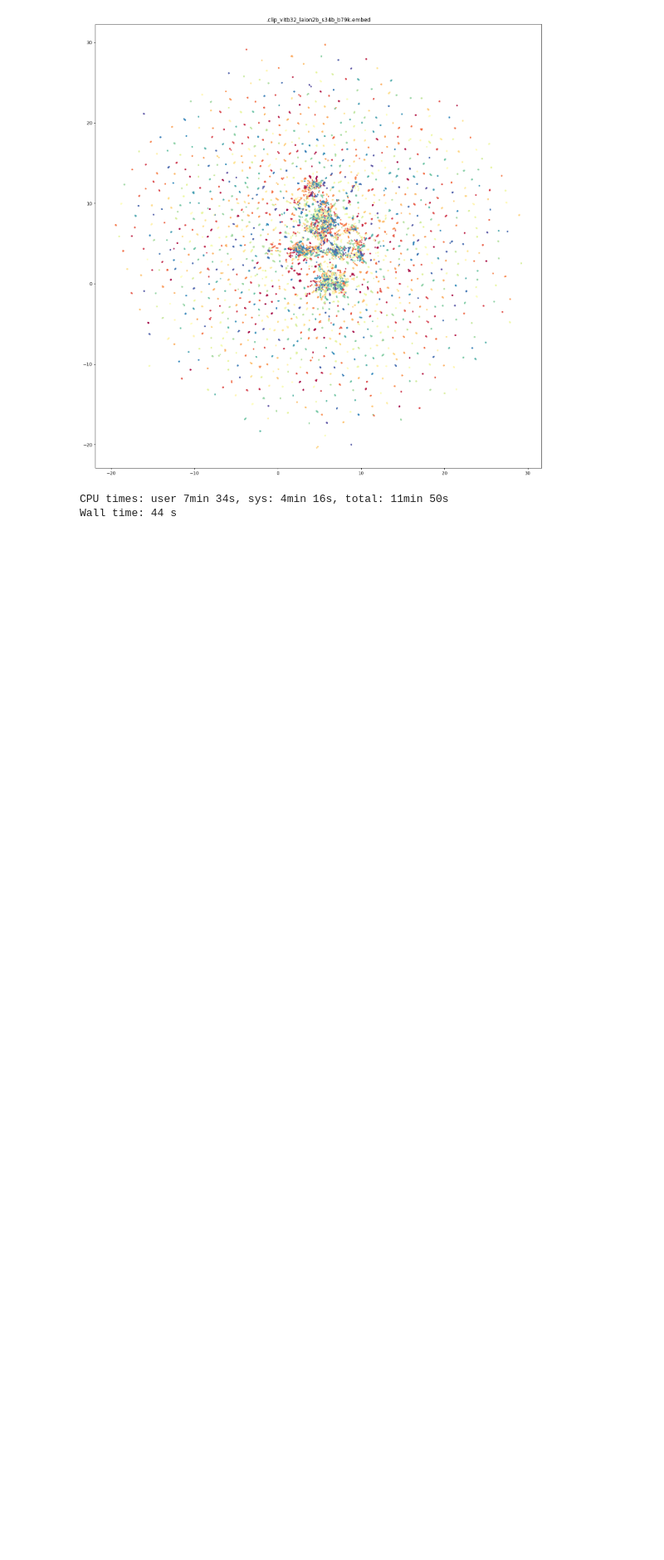
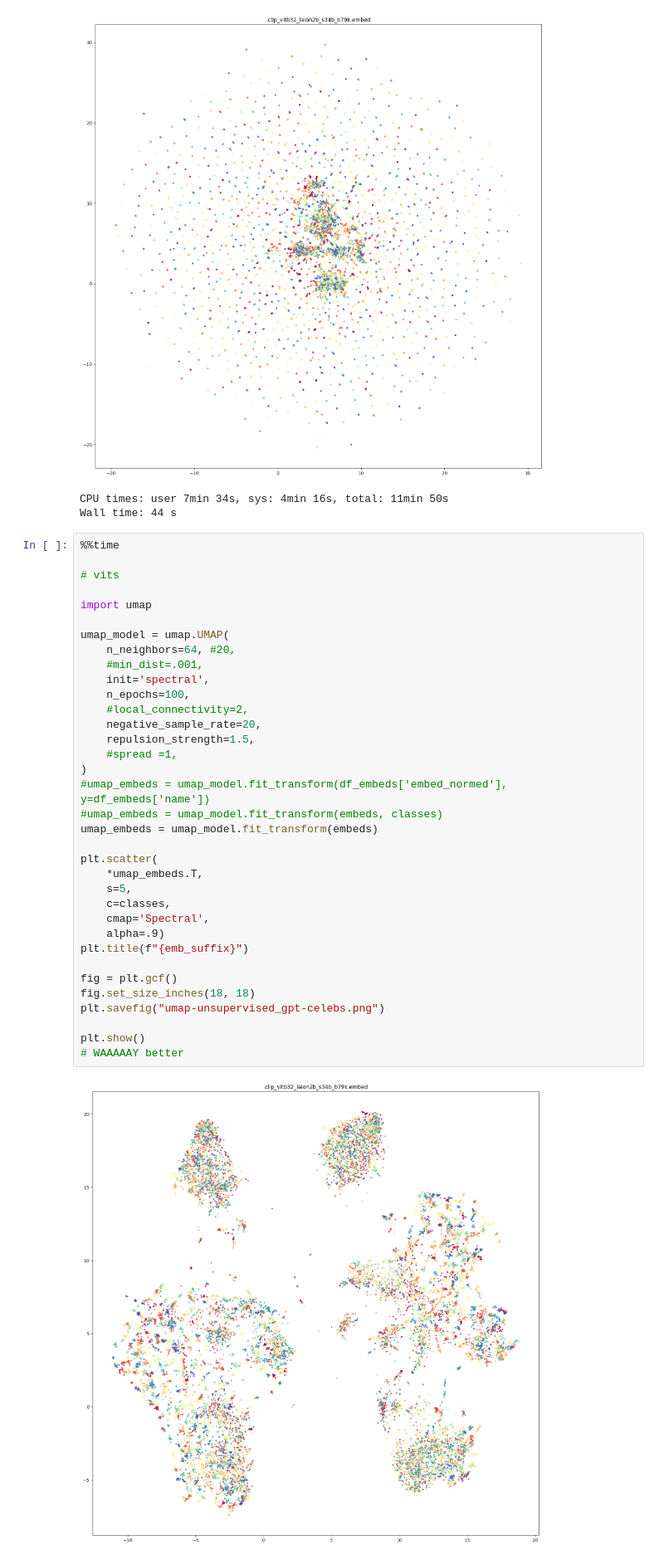
Before and after one commit to dmarx/whats-in-a-name, a Jupyter notebook: gpt-diversity-sample.ipynb, the cells around one changed output. Shown at 83% size. Saved outputs shown, nothing was run; the diff lists cells and outputs as text; blank space fills up the shorter version.

Commit message:
gpt celebrities analysis

```diff
--- a/gpt-diversity-sample.ipynb
+++ b/gpt-diversity-sample.ipynb
@@ -391,3 +391,40 @@ plt.show()
 [figure]
 CPU times: user 7min 34s, sys: 4min 16s, total: 11min 50s
 Wall time: 44 s
+# %%
+%%time
+
+# vits
+
+import umap
+
+umap_model = umap.UMAP(
+    n_neighbors=64, #20,
+    #min_dist=.001,
+    init='spectral',
+    n_epochs=100,
+    #local_connectivity=2,
+    negative_sample_rate=20,
+    repulsion_strength=1.5,
+    #spread =1,
+)
+#umap_embeds = umap_model.fit_transform(df_embeds['embed_normed'], y=df_embeds['name'])
+#umap_embeds = umap_model.fit_transform(embeds, classes)
+umap_embeds = umap_model.fit_transform(embeds)
+
+plt.scatter(
+    *umap_embeds.T,
+    s=5,
+    c=classes,
+    cmap='Spectral',
+    alpha=.9)
+plt.title(f"{emb_suffix}")
+
+fig = plt.gcf()
+fig.set_size_inches(18, 18)
+plt.savefig("umap-unsupervised_gpt-celebs.png")
+
+plt.show()
+# WAAAAAY better
+# %% [output]
+[figure, added]
```
Also changed, not shown: parts of 1 cell of this notebook, 1 other file.
